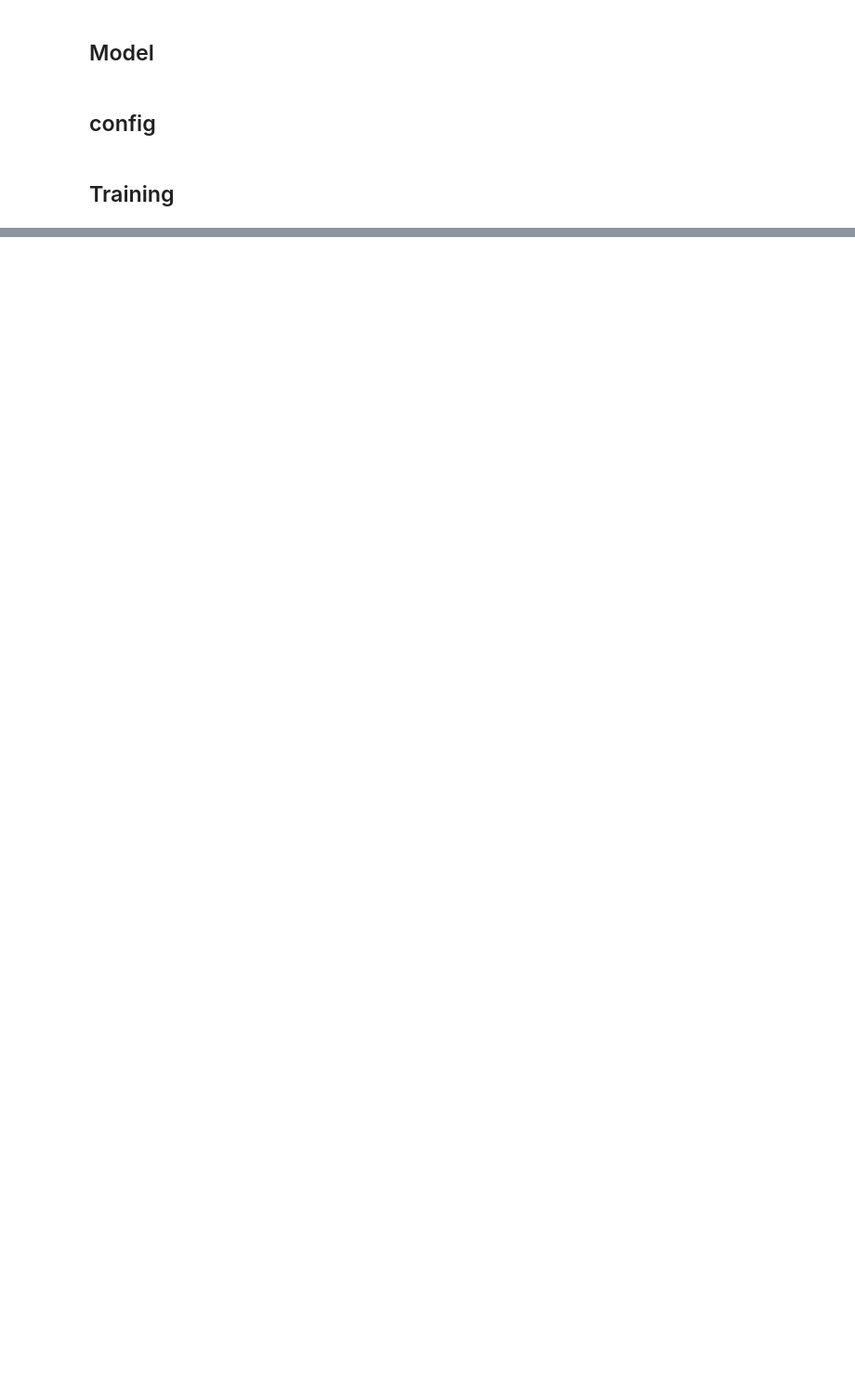
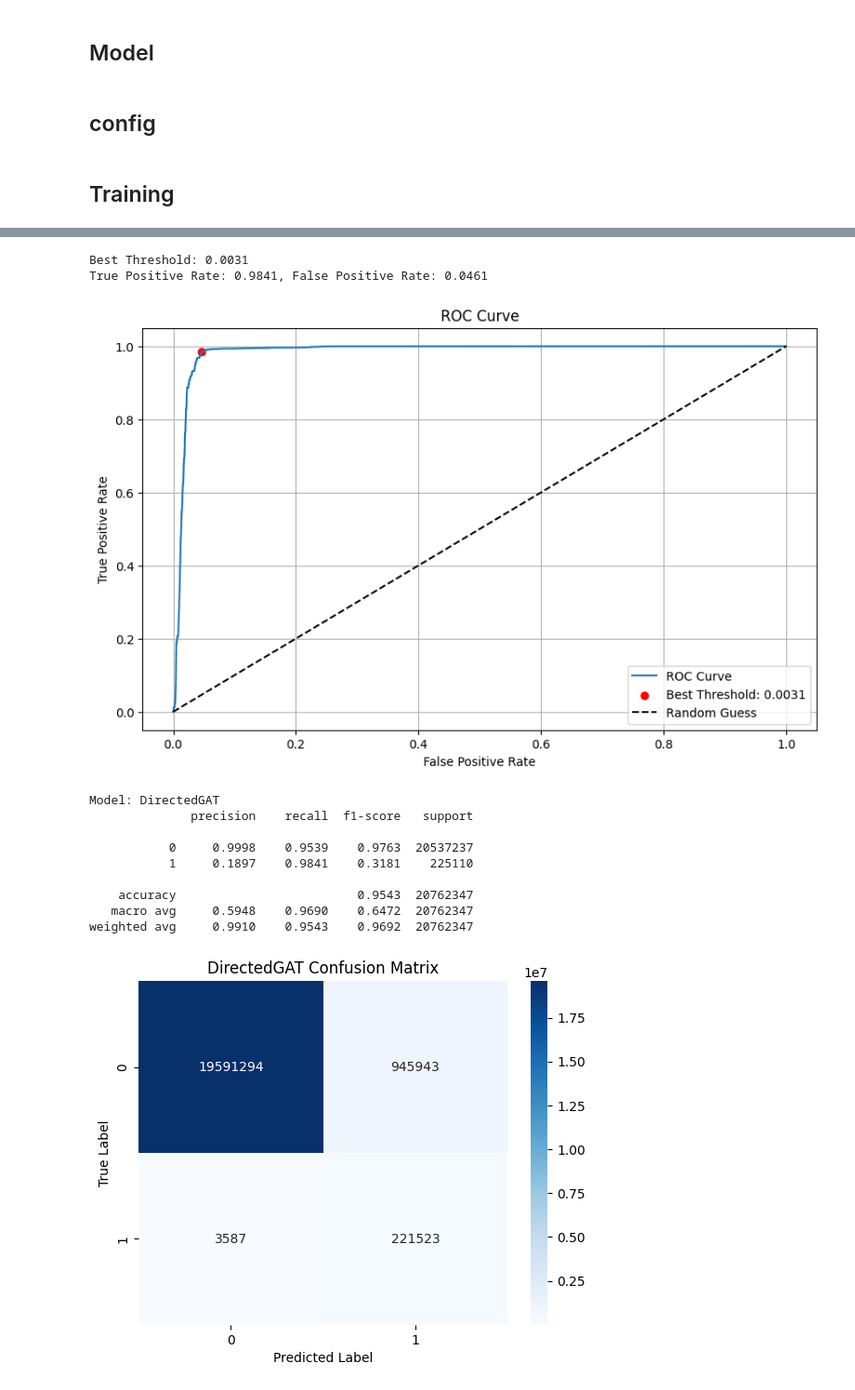
Before and after one commit to yundddd/graph_generator, a Jupyter notebook: notebooks/GNN_models.ipynb, the cells around one changed output, grey strips where cells are left out. Shown at 93% size. Saved outputs shown, nothing was run; the diff lists cells and outputs as text; code cells hidden in the pictures; blank space fills up the shorter version.

```diff
--- a/notebooks/GNN_models.ipynb
+++ b/notebooks/GNN_models.ipynb
@@ -510,2 +545,16 @@ train(model2, train_loader, test_loader, 50)
 # %%
-evaluate(model2, model_name2, test_loader)
+evaluate(model, model_name, test_loader)
+# %% [output]
+Best Threshold: 0.0031
+True Positive Rate: 0.9841, False Positive Rate: 0.0461
+[figure, added]
+Model: DirectedGAT
+              precision    recall  f1-score   support
+
+           0     0.9998    0.9539    0.9763  20537237
+           1     0.1897    0.9841    0.3181    225110
+
+    accuracy                         0.9543  20762347
+   macro avg     0.5948    0.9690    0.6472  20762347
+weighted avg     0.9910    0.9543    0.9692  20762347
+[figure, added]
```
Also changed, not shown: parts of 7 cells of this notebook, 3 other files.
